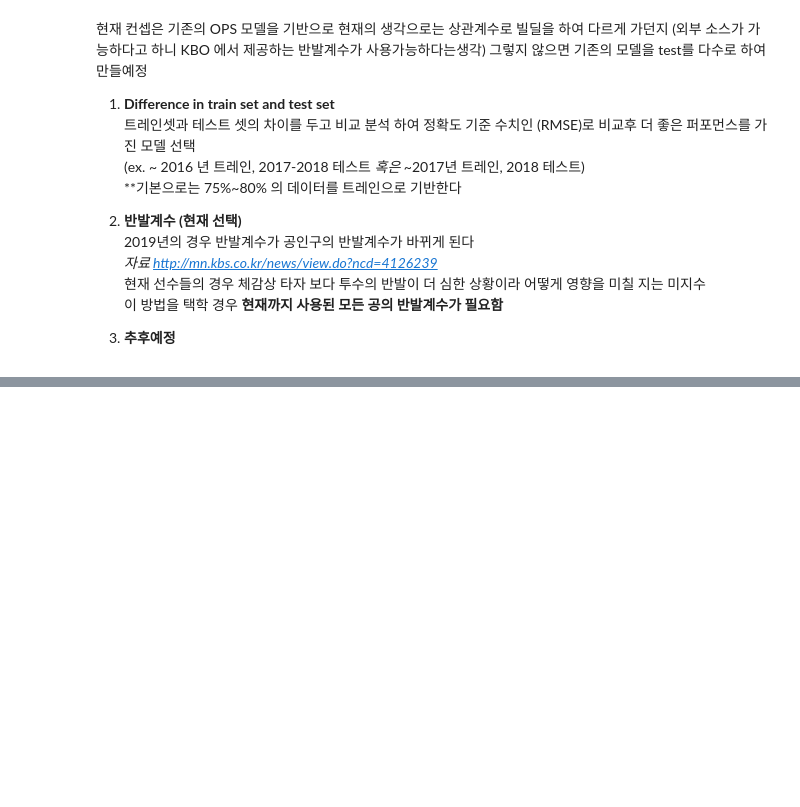
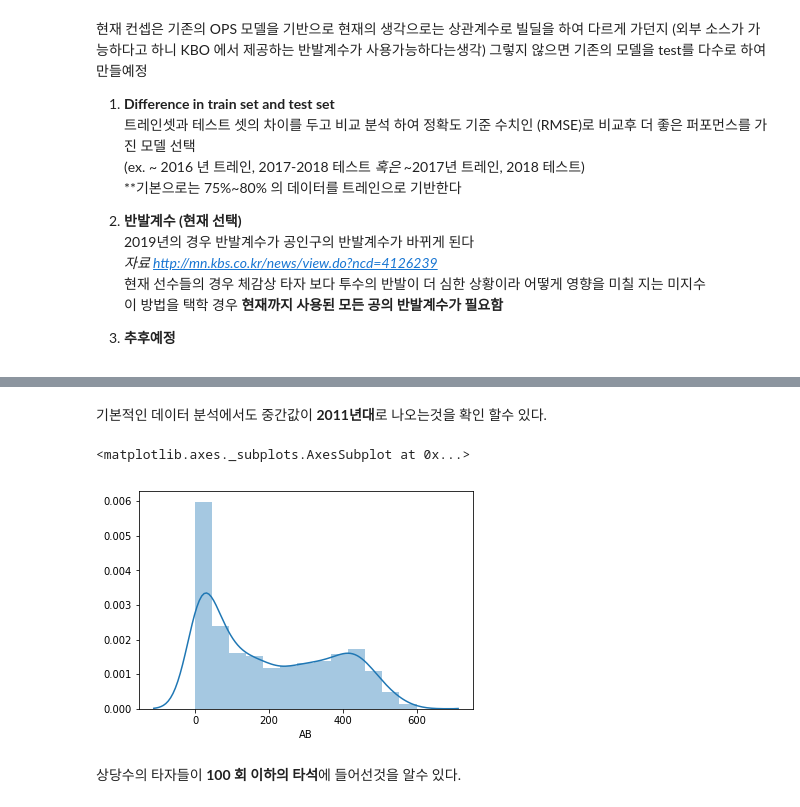
Before and after one commit to hakkoma/KBO_OPS_Forecast_model, a Jupyter notebook: Untitled.ipynb, the cells around one changed output, grey strips where cells are left out. Cells and saved outputs as stored; diff of their text form; code cells hidden in the pictures; blank space fills up the shorter version.

```diff
--- a/Untitled.ipynb
+++ b/Untitled.ipynb
@@ -23,0 +96,9 @@
+# %% [markdown]
+기본적인 데이터 분석에서도 중간값이 **2011년대**로 나오는것을 확인 할수 있다.
+# %%
+sns.distplot(data['AB'])
+# %% [output]
+<matplotlib.axes._subplots.AxesSubplot at 0x...>
+[figure, added]
+# %% [markdown]
+상당수의 타자들이 **100 회 이하의 타석**에 들어선것을 알수 있다.
```
Also changed, not shown: parts of 22 cells of this notebook, 4 other files.
